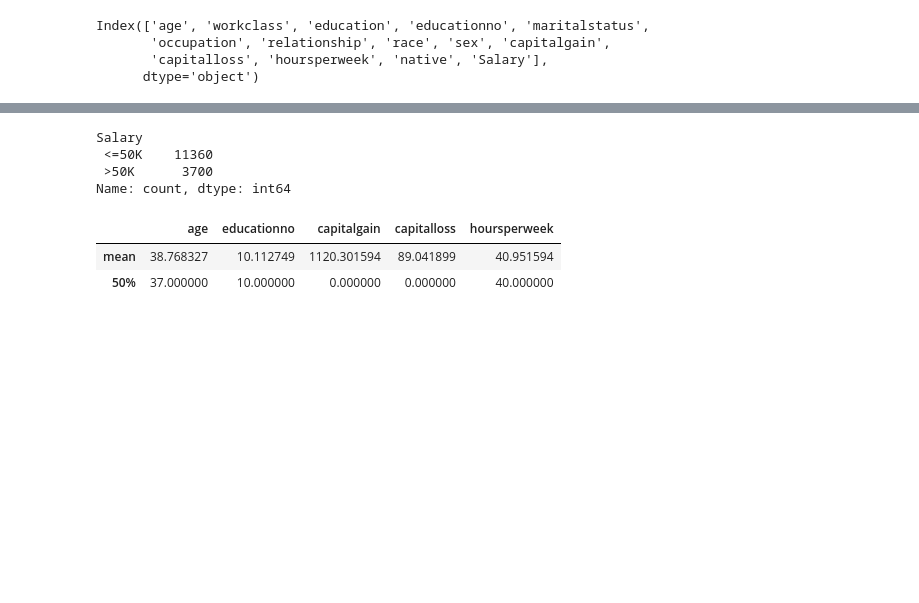
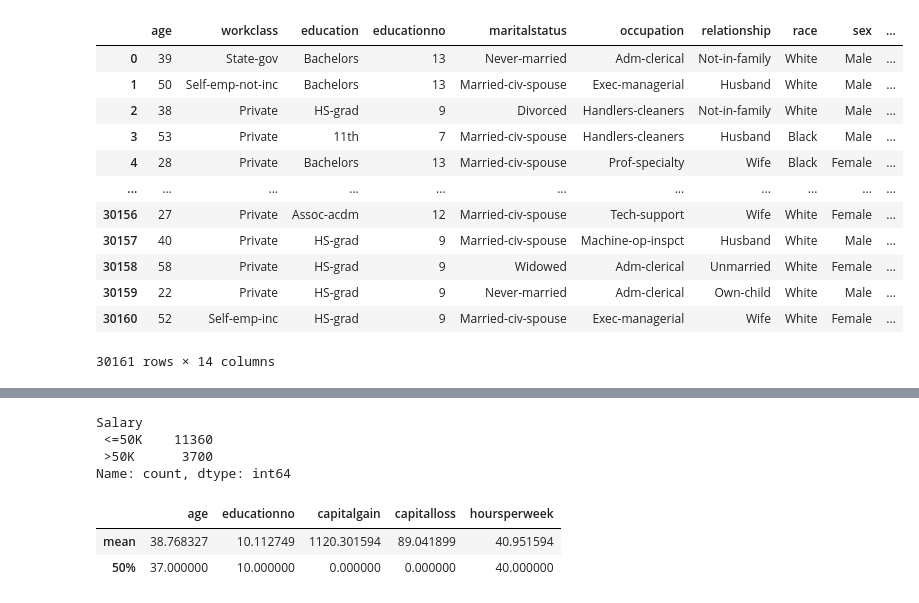
Before and after one commit to GrimmXoXo/Machine-Learning-Techniques-Implementation, a Jupyter notebook: SVM/salary_data_SVM.ipynb, the cells around one changed output, grey strips where cells are left out. Saved outputs shown, nothing was run; the diff lists cells and outputs as text; code cells hidden in the pictures; blank space fills up the shorter version.

```diff
--- a/SVM/salary_data_SVM.ipynb
+++ b/SVM/salary_data_SVM.ipynb
@@ -6,9 +6,18 @@ import matplotlib.pyplot as plt
 # %%
 data=pd.read_csv('SalaryData_Train.csv')
 # %%
-data.columns
+data
 # %% [output]
+|  | age | workclass | education | educationno | maritalstatus | occupation | relationship | race | sex | ... |
+| 0 | 39 | State-gov | Bachelors | 13 | Never-married | Adm-clerical | Not-in-family | White | Male | ... |
+| 1 | 50 | Self-emp-not-inc | Bachelors | 13 | Married-civ-spouse | Exec-managerial | Husband | White | Male | ... |
+| 2 | 38 | Private | HS-grad | 9 | Divorced | Handlers-cleaners | Not-in-family | White | Male | ... |
+| 3 | 53 | Private | 11th | 7 | Married-civ-spouse | Handlers-cleaners | Husband | Black | Male | ... |
+| 4 | 28 | Private | Bachelors | 13 | Married-civ-spouse | Prof-specialty | Wife | Black | Female | ... |
+| ... | ... | ... | ... | ... | ... | ... | ... | ... | ... | ... |
+| 30156 | 27 | Private | Assoc-acdm | 12 | Married-civ-spouse | Tech-support | Wife | White | Female | ... |
+| 30157 | 40 | Private | HS-grad | 9 | Married-civ-spouse | Machine-op-inspct | Husband | White | Male | ... |
+| 30158 | 58 | Private | HS-grad | 9 | Widowed | Adm-clerical | Unmarried | White | Female | ... |
+| 30159 | 22 | Private | HS-grad | 9 | Never-married | Adm-clerical | Own-child | White | Male | ... |
+| 30160 | 52 | Self-emp-inc | HS-grad | 9 | Married-civ-spouse | Exec-managerial | Wife | White | Female | ... |
-Index(['age', 'workclass', 'education', 'educationno', 'maritalstatus',
-       'occupation', 'relationship', 'race', 'sex', 'capitalgain',
-       'capitalloss', 'hoursperweek', 'native', 'Salary'],
-      dtype='object')
+30161 rows × 14 columns
```
Also changed, not shown: parts of 4 cells of this notebook.
